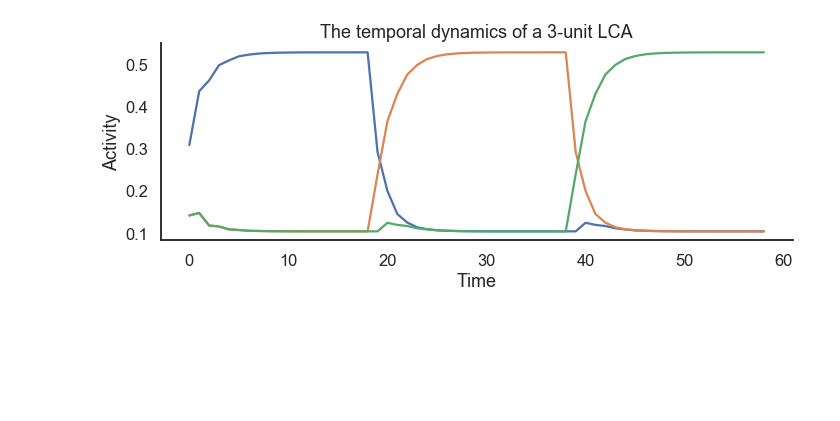
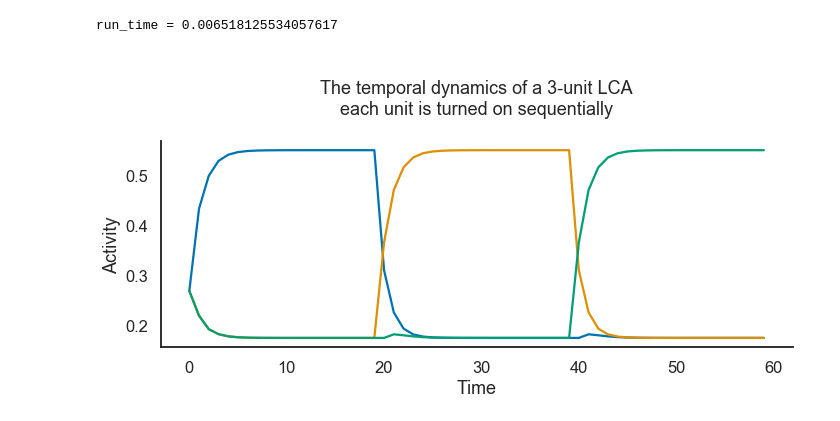
Before and after one commit to qihongl/pylca, a Jupyter notebook: example/demo_lca.ipynb, the cells around one changed output. Saved outputs shown, nothing was run; the diff lists cells and outputs as text; code cells hidden in the pictures; blank space fills up the shorter version.

Commit message:
rm time 0 value from the logger

```diff
--- a/example/demo_lca.ipynb
+++ b/example/demo_lca.ipynb
@@ -2,12 +2,13 @@
 # install the package for google colab
 !pip install pylca
 # %%
+import time
 import numpy as np
 import matplotlib.pyplot as plt
 import seaborn as sns
 from pylca.LCA import LCA
 
-sns.set(style='white', context='talk')
+sns.set(style='white', palette='colorblind', context='talk')
 np.random.seed(0)
 %matplotlib inline
 # %%
@@ -20,7 +21,7 @@ w_cross = 0
 # decision param
 leak = 1
 self_excit = 1
-competition = 2
+competition = 1
 # logistic function params
 bias = -1
 gain = 1
@@ -28,7 +29,6 @@ gain = 1
 offset = 0
 # time step size
 dt = .4
-sqrtdt = dt ** 0.5
 # noise
 noise_mu = 0
 noise_sd = 0
@@ -43,19 +43,29 @@ stimuli = np.vstack(
 # %%
 # init LCA
 lca = LCA(
     n_units, leak, self_excit, competition, w_input, w_cross,
     offset, bias, gain,
     dt, noise_mu, noise_sd
 )
 # run LCA
+time_begin = time.time()
 vals = lca.run(stimuli)
+time_end = time.time()
+run_time = time_end - time_begin
+print(f'run_time = {run_time}')
 
-f, ax = plt.subplots(1, 1, figsize=(10, 4))
-ax.plot(vals[1:, :])
-ax.set_title(f'The temporal dynamics of a {n_units}-unit LCA')
+
+f, ax = plt.subplots(1, 1, figsize=(10, 5))
+ax.plot(vals)
+title_text = f"""
+The temporal dynamics of a {n_units}-unit LCA
+each unit is turned on sequentially
+"""
+ax.set_title(title_text)
 ax.set_xlabel('Time')
 ax.set_ylabel('Activity')
 f.tight_layout()
 sns.despine()
 # %% [output]
+run_time = 0.006518125534057617
-[figure, old version]
+[figure, new version]
```
Also changed, not shown: 3 other files.
